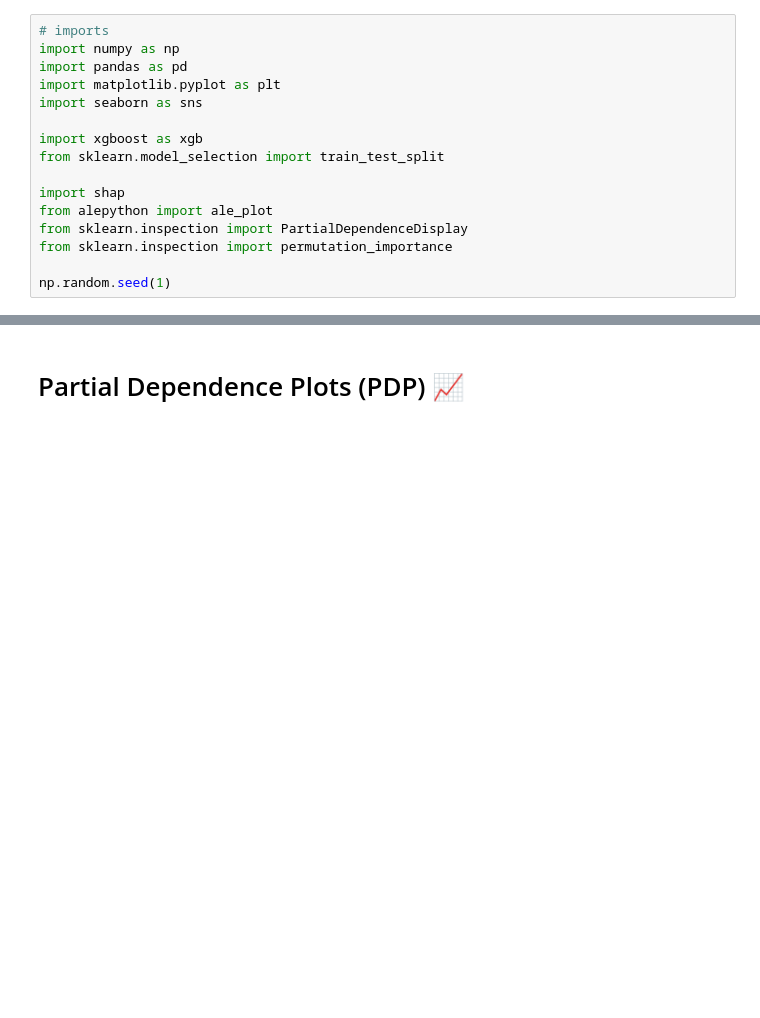
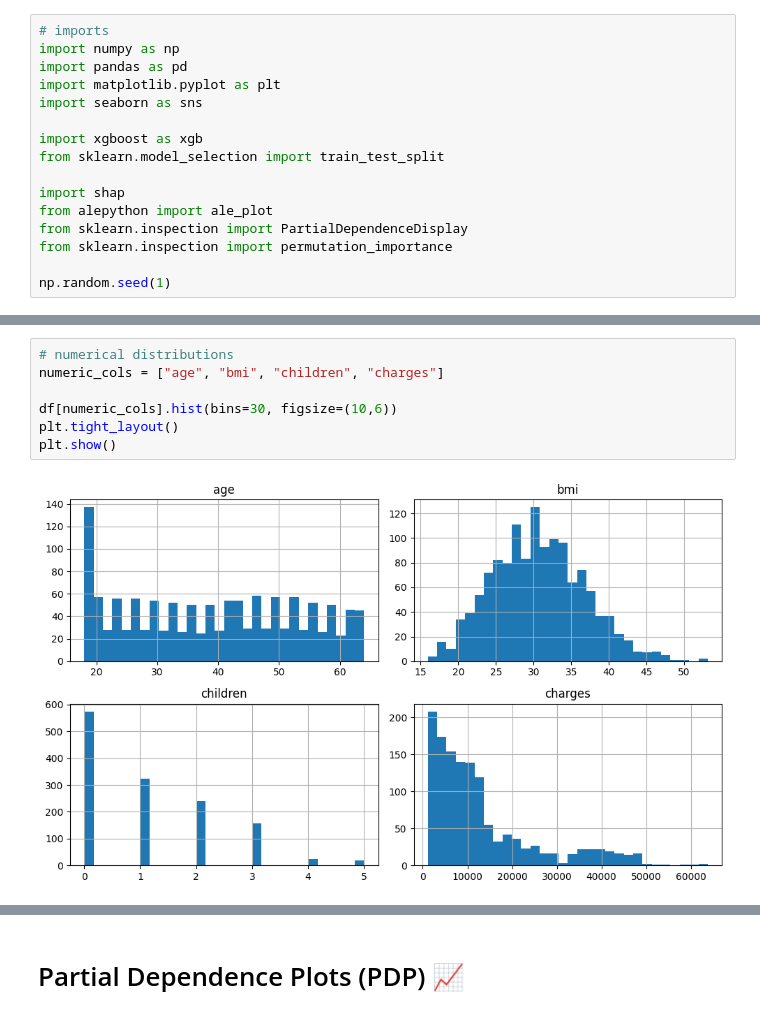
Before and after one commit to catebarry/explainable-techniques-2, a Jupyter notebook: explainable_techniques_2.ipynb, the cells around one changed output, grey strips where cells are left out. Cells and saved outputs as stored; diff of their text form; blank space fills up the shorter version.

```diff
--- a/explainable_techniques_2.ipynb
+++ b/explainable_techniques_2.ipynb
@@ -74,0 +133,9 @@ plt.show()
+# %%
+# numerical distributions
+numeric_cols = ["age", "bmi", "children", "charges"]
+
+df[numeric_cols].hist(bins=30, figsize=(10,6))
+plt.tight_layout()
+plt.show()
+# %% [output]
+[figure, added]
```
Also changed, not shown: parts of 24 cells of this notebook.
